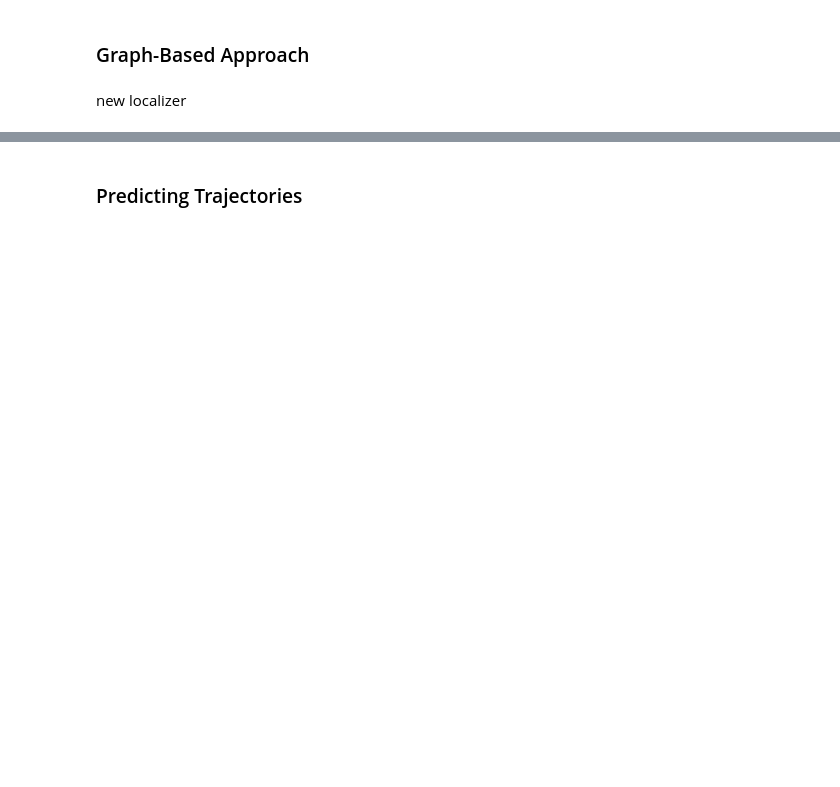
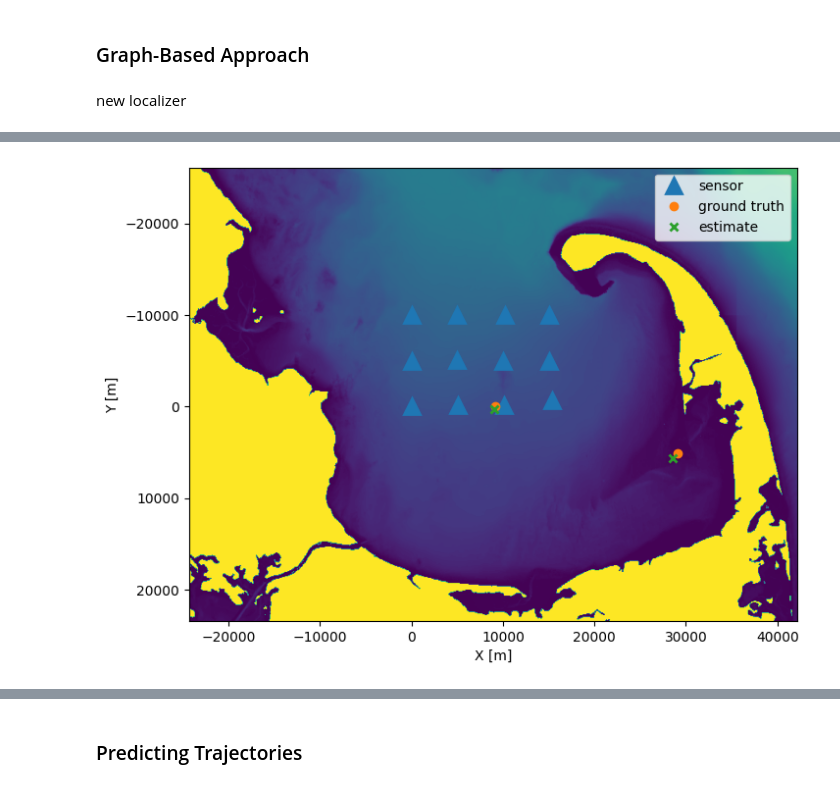
Before and after one commit to whoi-mars/Whale-Gunshot-Localization, a Jupyter notebook: associate_and_localize/algorithm_sandbox.ipynb, the cells around one changed output, grey strips where cells are left out. Drawn from its saved outputs; the diff is of its cells as text; code cells hidden in the pictures; blank space fills up the shorter version.

```diff
--- a/associate_and_localize/algorithm_sandbox.ipynb
+++ b/associate_and_localize/algorithm_sandbox.ipynb
@@ -1475,16 +1446,24 @@ def plot_localization(source_locs, locs_est=None, title='', bathym=None, buffer=
             # make point vectors
             x = locs_est[:, [1]]
             y = -locs_est[:,0]
-            pcr = make_pipeline(StandardScaler(), PCA(n_components=1), LinearRegression())
-            pcr.fit(x, y)
-            pca = pcr.named_steps["pca"]
+            huber = make_pipeline(StandardScaler(), HuberRegressor())
+            huber.fit(x, y)
+            h = huber.named_steps["huberregressor"]
+
+            x_ends = np.asarray([[np.min(x)], [np.max(x)]])
+            y_ends = h.predict(x_ends)
+
+            plt.plot(x_ends, -1*y_ends, label='fit')
+#             pcr = make_pipeline(StandardScaler(), PCA(n_components=1), LinearRegression())
+#             pcr.fit(x, y)
+#             pca = pcr.named_steps["pca"]
 
 
-            x_ends = np.asarray([[np.min(x)], [np.max(x)]])
-            y_ends = pcr.predict(x_ends)
+#             x_ends = np.asarray([[np.min(x)], [np.max(x)]])
+#             y_ends = pcr.predict(x_ends)
 
 
-            plt.plot(x_ends, -1*y_ends, label='fit')
+#             plt.plot(x_ends, -1*y_ends, label='fit')
 
 
             theta_hat = get_bearing(x_ends.squeeze(), y_ends)
@@ -1505,3 +1484,7 @@ def plot_localization(source_locs, locs_est=None, title='', bathym=None, buffer=
     if len(title):
         plt.title(title)
     plt.show()
+# %%
+plot_localization(source_locs, locs_est, bathym=bathym)
+# %% [output]
+[figure, added]
```
Also changed, not shown: parts of 16 cells of this notebook.
